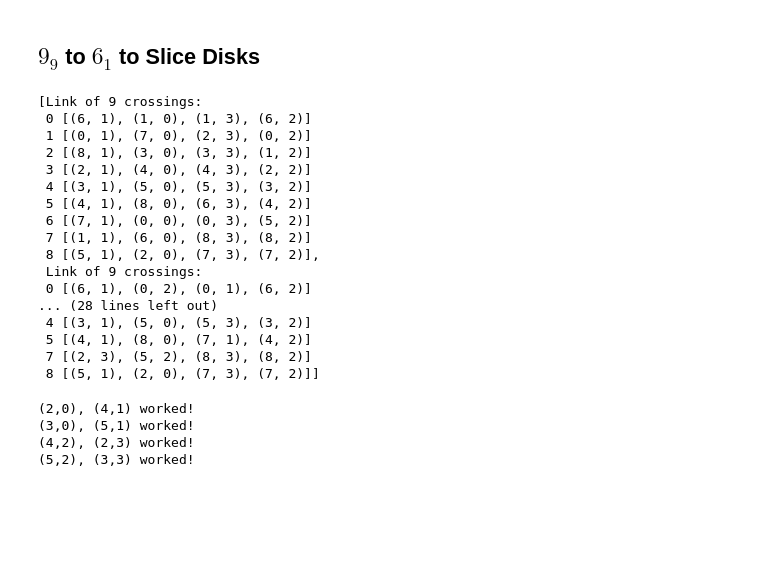
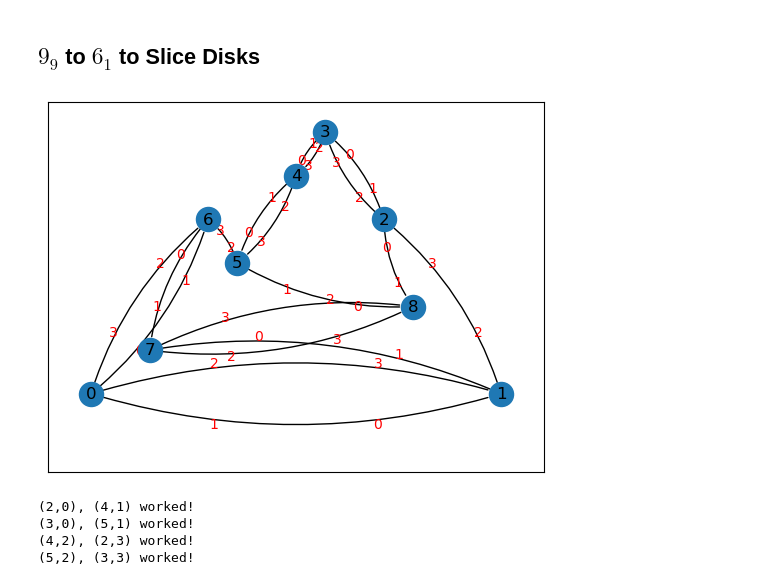
Before and after one commit to JulesGB/KhovanovHomologyOfNonOrientableSurfaces, a Jupyter notebook: Induced Map Computations.ipynb, the cells around one changed output. Cells and saved outputs as stored; diff of their text form; code cells hidden in the pictures; blank space fills up the shorter version.

```diff
--- a/Induced Map Computations.ipynb
+++ b/Induced Map Computations.ipynb
@@ -214,23 +210,7 @@ S.finish()
-# %%
-S.links
-# %% [output]
-[Link of 9 crossings:
- 0 [(6, 1), (1, 0), (1, 3), (6, 2)]
- 1 [(0, 1), (7, 0), (2, 3), (0, 2)]
- 2 [(8, 1), (3, 0), (3, 3), (1, 2)]
- 3 [(2, 1), (4, 0), (4, 3), (2, 2)]
- 4 [(3, 1), (5, 0), (5, 3), (3, 2)]
- 5 [(4, 1), (8, 0), (6, 3), (4, 2)]
- 6 [(7, 1), (0, 0), (0, 3), (5, 2)]
- 7 [(1, 1), (6, 0), (8, 3), (8, 2)]
- 8 [(5, 1), (2, 0), (7, 3), (7, 2)],
- Link of 9 crossings:
- 0 [(6, 1), (0, 2), (0, 1), (6, 2)]
-... (28 lines left out)
- 4 [(3, 1), (5, 0), (5, 3), (3, 2)]
- 5 [(4, 1), (8, 0), (7, 1), (4, 2)]
- 7 [(2, 3), (5, 2), (8, 3), (8, 2)]
- 8 [(5, 1), (2, 0), (7, 3), (7, 2)]]
+# %%
+draw_adjacency_graph(K9_9)
+# %% [output]
+[figure, added]
 # %%
 for c0 in range(6):
     for c1 in range(6):
```
Also changed, not shown: parts of 1 cell of this notebook.
